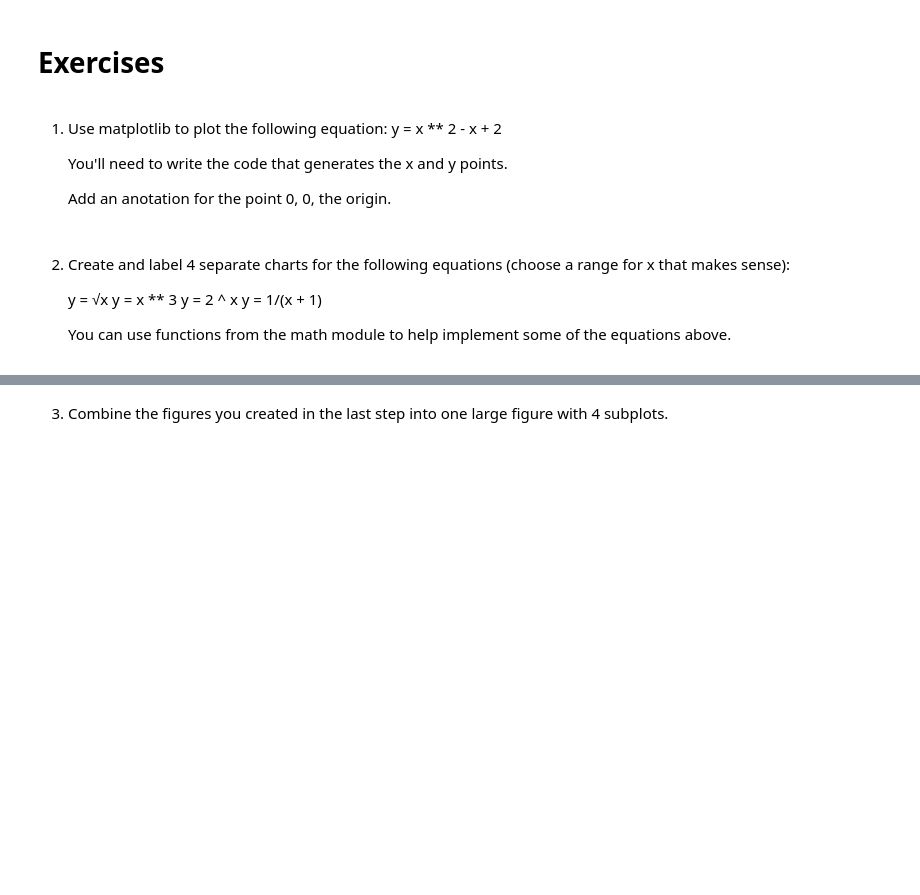
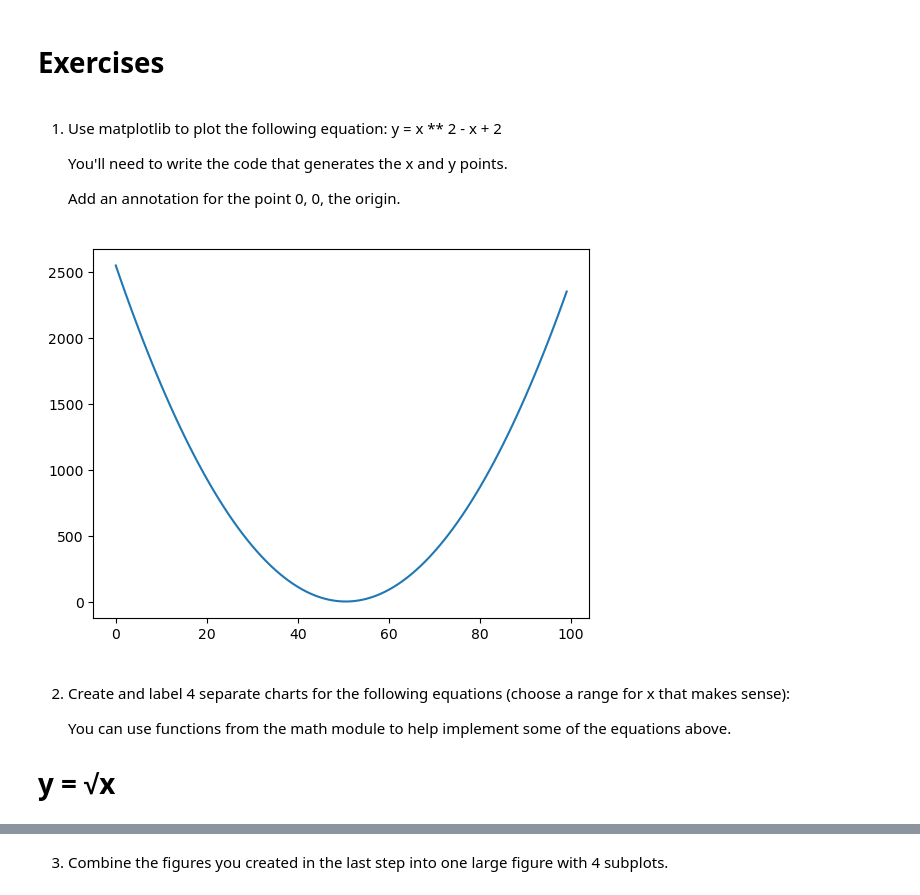
Before and after one commit to stephen-c-perry/numpy-pandas-visualization-exercises, a Jupyter notebook: matplotlib_exercises.ipynb, the cells around one changed output, grey strips where cells are left out. Saved outputs shown, nothing was run; the diff lists cells and outputs as text; code cells hidden in the pictures; blank space fills up the shorter version.

```diff
--- a/matplotlib_exercises.ipynb
+++ b/matplotlib_exercises.ipynb
@@ -6,13 +12,19 @@
 
     You'll need to write the code that generates the x and y points.
 
-    Add an anotation for the point 0, 0, the origin.
+    Add an annotation for the point 0, 0, the origin.
+# %%
+x = list(range(-50,50))
+y = [n ** 2 - n + 2 for n in x]
+
+plt.plot(y)
+plt.show()
+# %% [output]
+[figure, added]
 # %% [markdown]
 2. Create and label 4 separate charts for the following equations (choose a range for x that makes sense):
 
-    y = √x
-    y = x ** 3
-    y = 2 ^ x
-    y = 1/(x + 1)
+    You can use functions from the math module to help implement some of the equations above.
 
-    You can use functions from the math module to help implement some of the equations above.
+
+# y = √x
```
Also changed, not shown: parts of 12 cells of this notebook.
